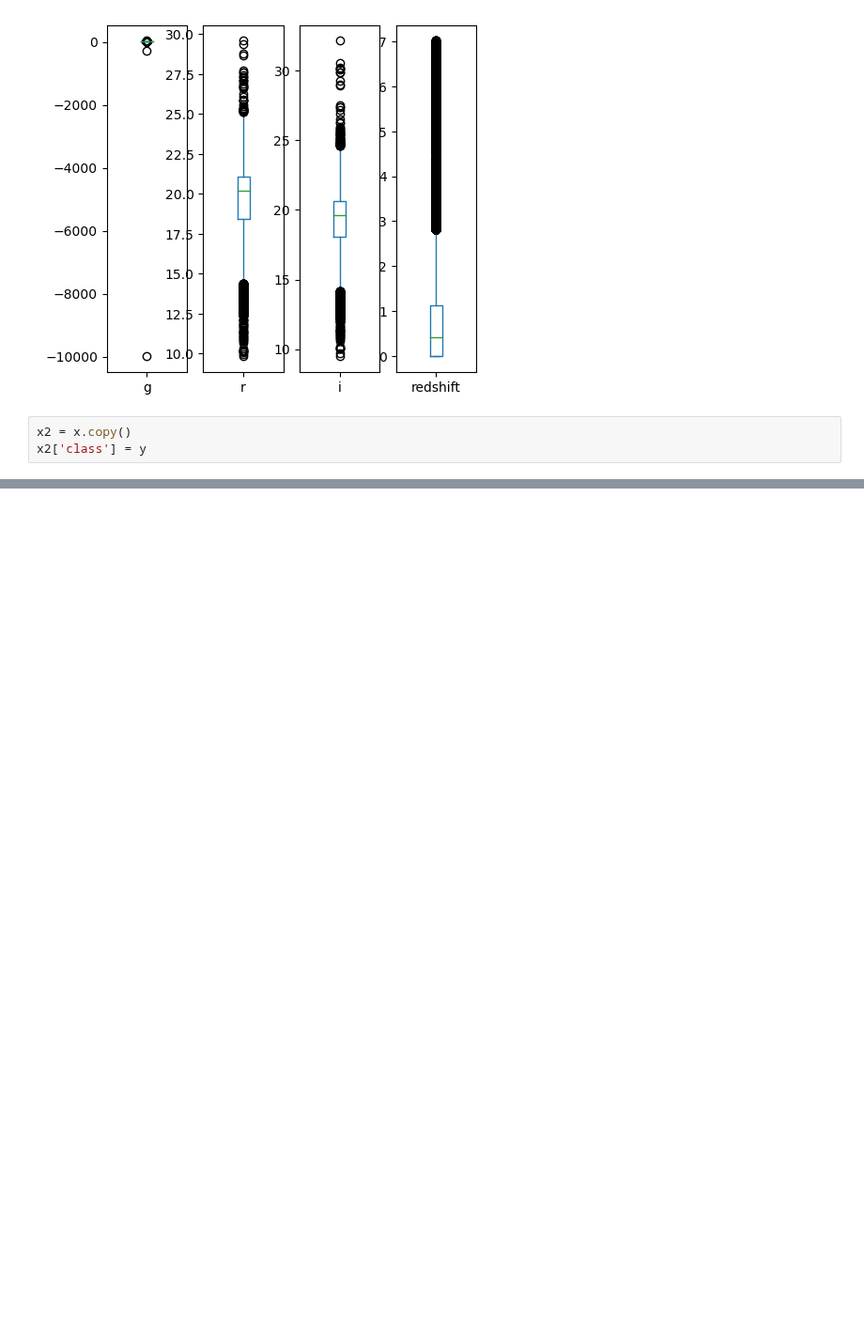
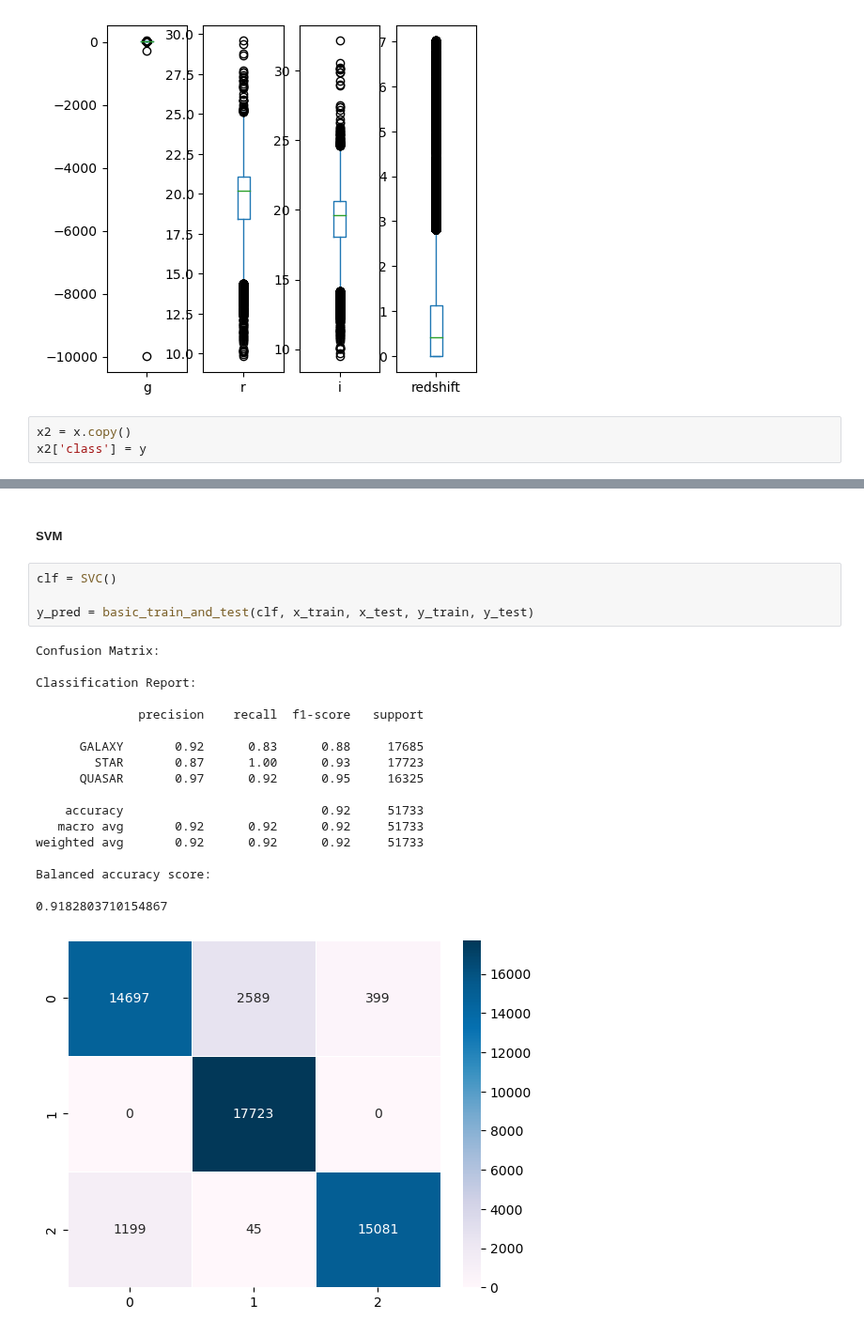
Before and after one commit to danielfcarvalho/stellar_class_ml, a Jupyter notebook: star.ipynb, the cells around one changed output, grey strips where cells are left out. Shown at 94% size. Drawn from its saved outputs; the diff is of its cells as text; blank space fills up the shorter version.

```diff
--- a/star.ipynb
+++ b/star.ipynb
@@ -177,0 +291,25 @@ x = scaler.transform(x)
+# %% [markdown]
+##### SVM
+# %%
+clf = SVC()
+
+y_pred = basic_train_and_test(clf, x_train, x_test, y_train, y_test)
+# %% [output]
+Confusion Matrix:
+
+Classification Report:
+
+              precision    recall  f1-score   support
+
+      GALAXY       0.92      0.83      0.88     17685
+        STAR       0.87      1.00      0.93     17723
+      QUASAR       0.97      0.92      0.95     16325
+
+    accuracy                           0.92     51733
+   macro avg       0.92      0.92      0.92     51733
+weighted avg       0.92      0.92      0.92     51733
+
+Balanced accuracy score:
+
+0.9182803710154867
+[figure, added]
```
Also changed, not shown: parts of 25 cells of this notebook.
